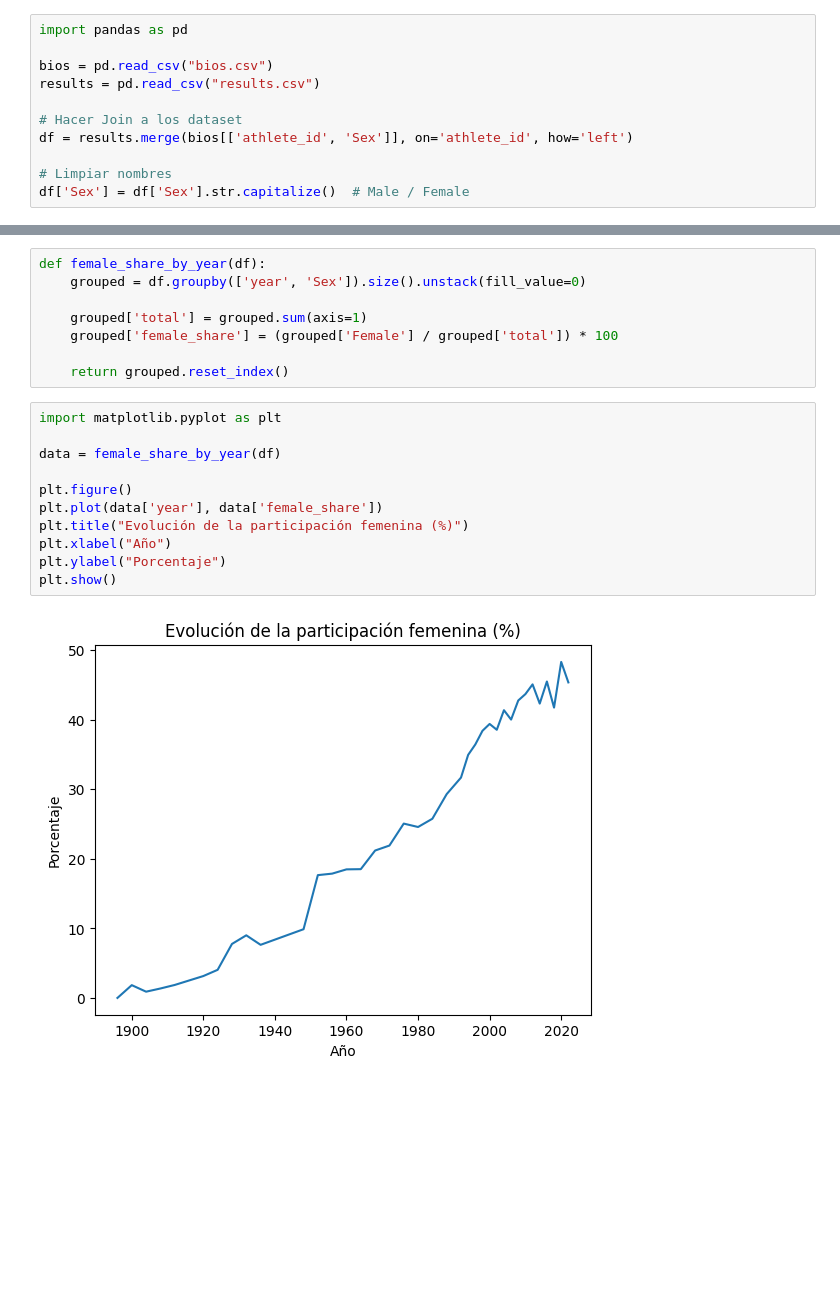
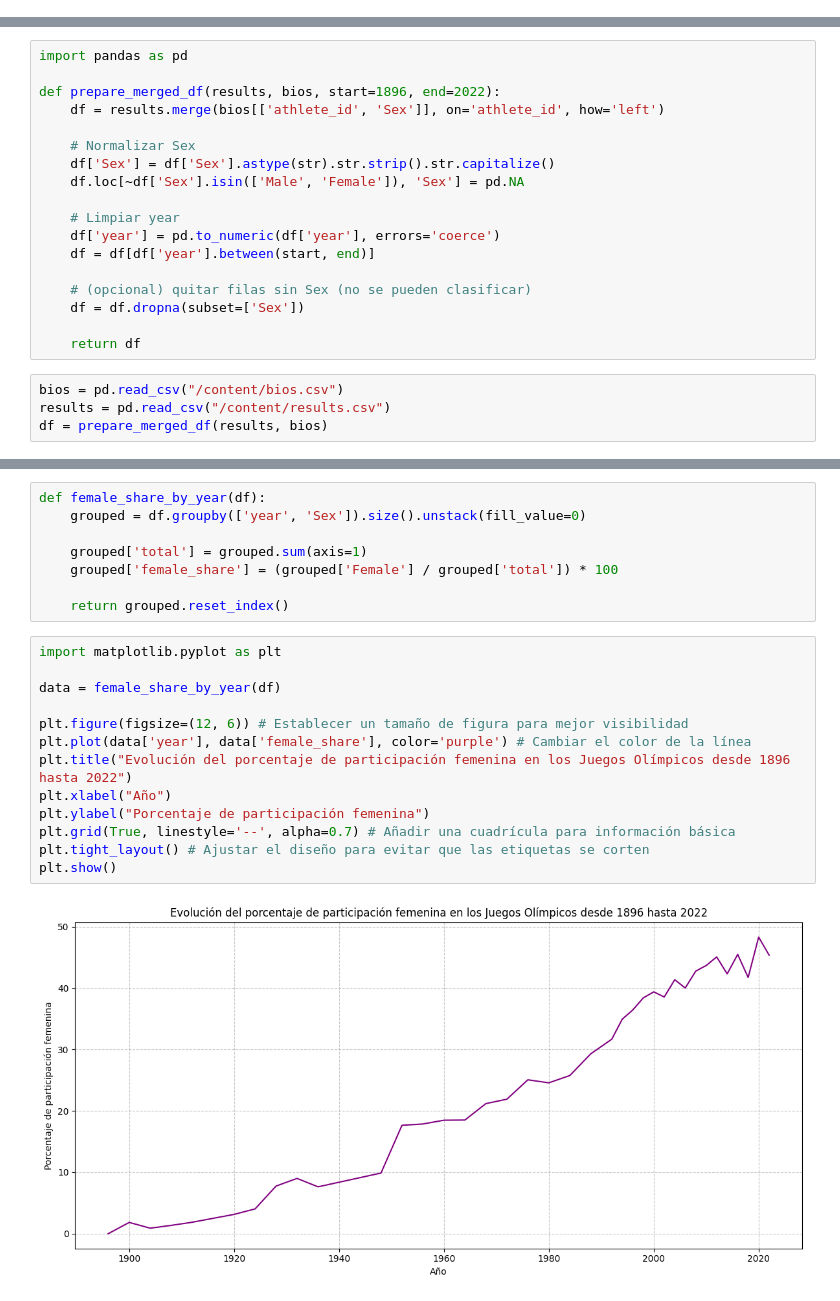
Before and after one commit to A-n9ie/proyecto_analisis_datos_IC2026, a Jupyter notebook: github_colab.ipynb, the cells around one changed output, grey strips where cells are left out. Drawn from its saved outputs; the diff is of its cells as text; blank space fills up the shorter version.

```diff
--- a/github_colab.ipynb
+++ b/github_colab.ipynb
@@ -92,11 +8,0 @@ ax = sns.heatmap(uniform_data)
-# %%
-import pandas as pd
-
-bios = pd.read_csv("bios.csv")
-results = pd.read_csv("results.csv")
-
-# Hacer Join a los dataset
-df = results.merge(bios[['athlete_id', 'Sex']], on='athlete_id', how='left')
-
-# Limpiar nombres
-df['Sex'] = df['Sex'].str.capitalize()  # Male / Female
@@ -102,0 +11,22 @@ df['Sex'] = df['Sex'].str.capitalize()  # Male / Female
+# %%
+import pandas as pd
+
+def prepare_merged_df(results, bios, start=1896, end=2022):
+    df = results.merge(bios[['athlete_id', 'Sex']], on='athlete_id', how='left')
+
+    # Normalizar Sex
+    df['Sex'] = df['Sex'].astype(str).str.strip().str.capitalize()
+    df.loc[~df['Sex'].isin(['Male', 'Female']), 'Sex'] = pd.NA
+
+    # Limpiar year
+    df['year'] = pd.to_numeric(df['year'], errors='coerce')
+    df = df[df['year'].between(start, end)]
+
+    # (opcional) quitar filas sin Sex (no se pueden clasificar)
+    df = df.dropna(subset=['Sex'])
+
+    return df
+# %%
+bios = pd.read_csv("/content/bios.csv")
+results = pd.read_csv("/content/results.csv")
+df = prepare_merged_df(results, bios)
@@ -111,13 +43,15 @@ def female_share_by_year(df):
 # %%
 import matplotlib.pyplot as plt
 
 data = female_share_by_year(df)
 
-plt.figure()
-plt.plot(data['year'], data['female_share'])
-plt.title("Evolución de la participación femenina (%)")
+plt.figure(figsize=(12, 6)) # Establecer un tamaño de figura para mejor visibilidad
+plt.plot(data['year'], data['female_share'], color='purple') # Cambiar el color de la línea
+plt.title("Evolución del porcentaje de participación femenina en los Juegos Olímpicos desde 1896 hasta 2022")
 plt.xlabel("Año")
-plt.ylabel("Porcentaje")
+plt.ylabel("Porcentaje de participación femenina")
+plt.grid(True, linestyle='--', alpha=0.7) # Añadir una cuadrícula para información básica
+plt.tight_layout() # Ajustar el diseño para evitar que las etiquetas se corten
 plt.show()
 # %% [output]
-[figure, old version]
+[figure, new version]
```
Also changed, not shown: parts of 16 cells of this notebook.
